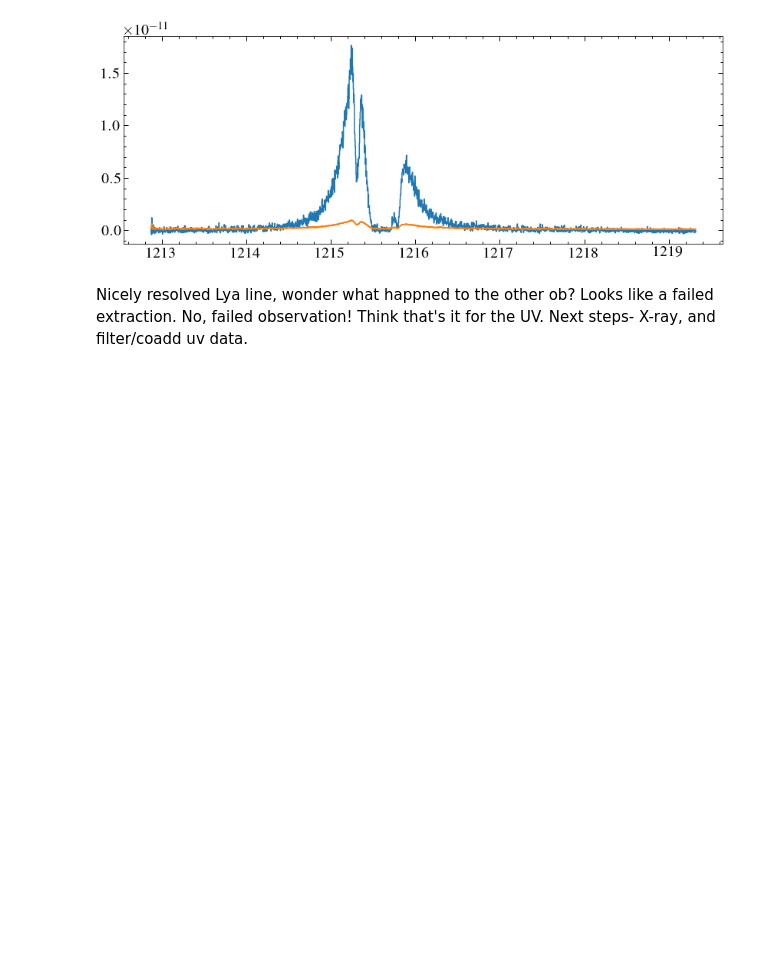
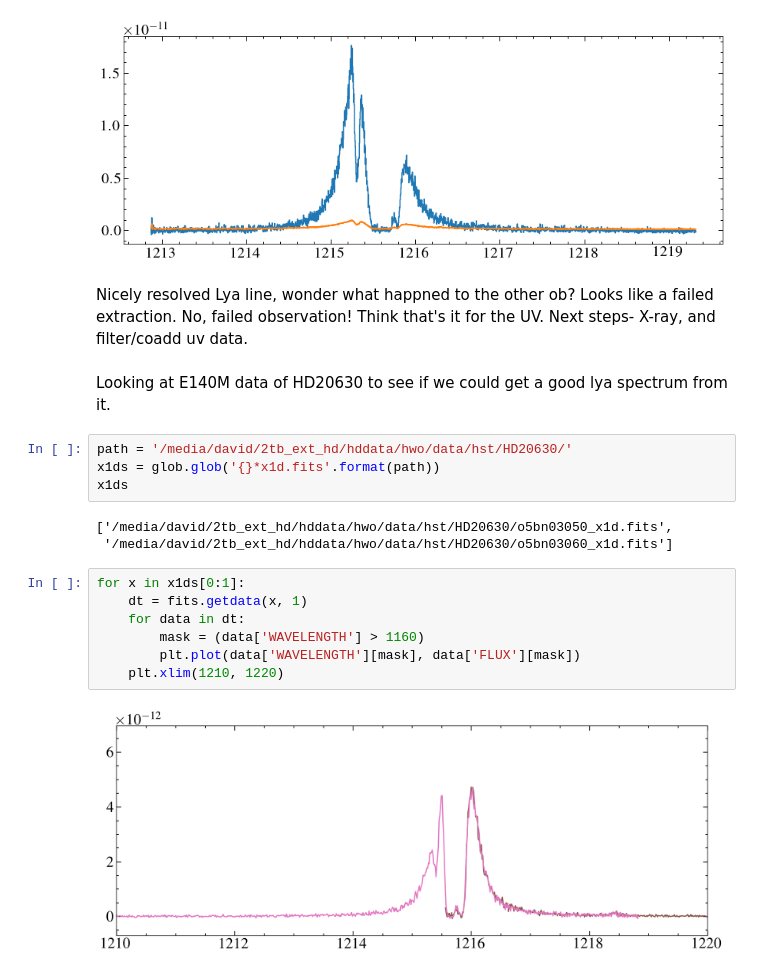
Before and after one commit to davidjwilson/hwo_uvstars, a Jupyter notebook: test_star.ipynb, the cells around one changed output. Drawn from its saved outputs; the diff is of its cells as text; blank space fills up the shorter version.

```diff
--- a/test_star.ipynb
+++ b/test_star.ipynb
@@ -103,3 +103,21 @@ for root in ghrsroots:
 [figure]
 # %% [markdown]
 Nicely resolved Lya line, wonder what happned to the other ob? Looks like a failed extraction. No, failed observation! Think that's it for the UV. Next steps- X-ray, and filter/coadd uv data.
+# %% [markdown]
+Looking at E140M data of HD20630 to see if we could get a good lya spectrum from it.
+# %%
+path = '/media/david/2tb_ext_hd/hddata/hwo/data/hst/HD20630/'
+x1ds = glob.glob('{}*x1d.fits'.format(path))
+x1ds
+# %% [output]
+['/media/david/2tb_ext_hd/hddata/hwo/data/hst/HD20630/o5bn03050_x1d.fits',
+ '/media/david/2tb_ext_hd/hddata/hwo/data/hst/HD20630/o5bn03060_x1d.fits']
+# %%
+for x in x1ds[0:1]:
+    dt = fits.getdata(x, 1)
+    for data in dt:
+        mask = (data['WAVELENGTH'] > 1160)
+        plt.plot(data['WAVELENGTH'][mask], data['FLUX'][mask])
+    plt.xlim(1210, 1220)
+# %% [output]
+[figure, added]
```
Also changed, not shown: 5 other files.
